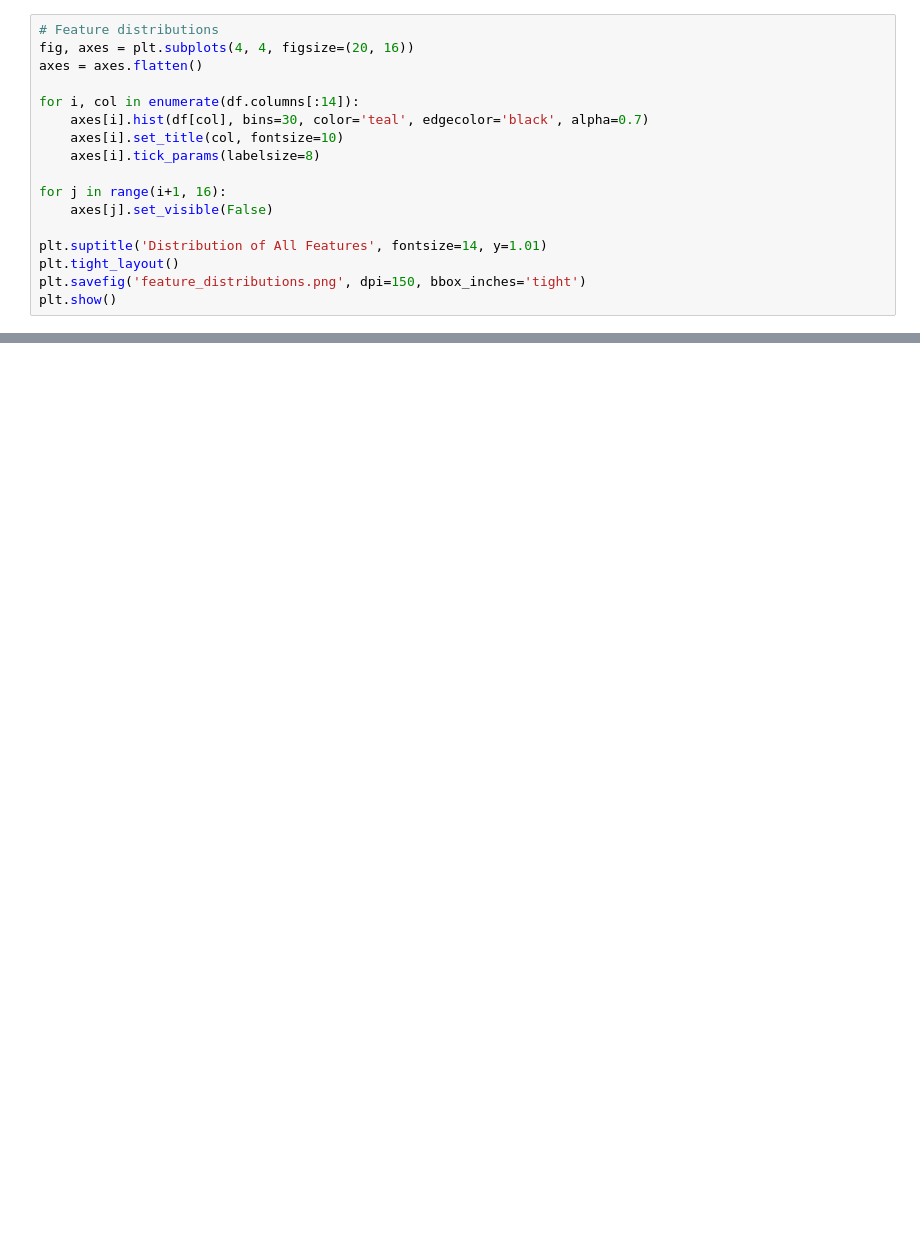
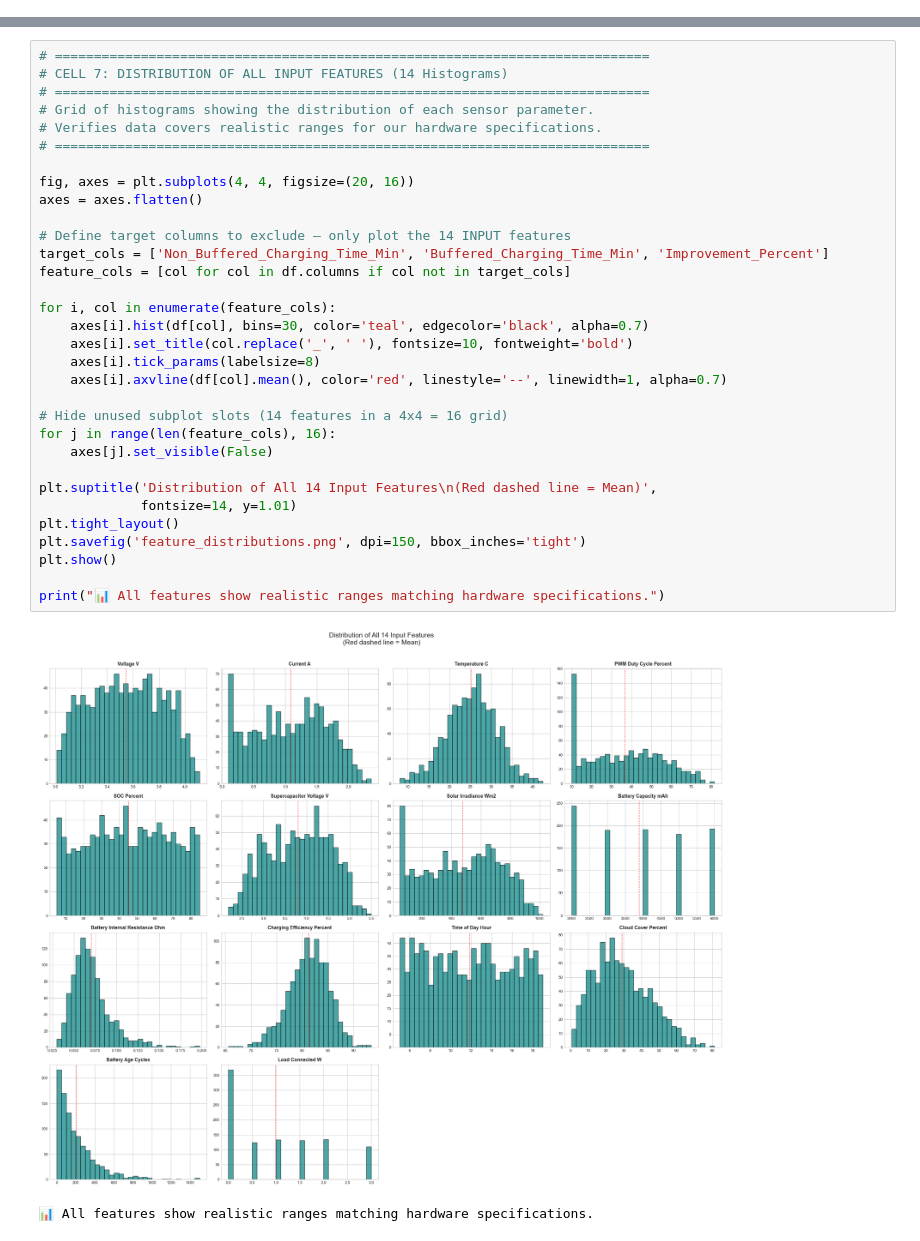
Before and after one commit to 2024mt12104/IoT-Solar-Charging-System, a Jupyter notebook: ml_model/charging_time_prediction.ipynb, the cells around one changed output, grey strips where cells are left out. Drawn from its saved outputs; the diff is of its cells as text; blank space fills up the shorter version.

```diff
--- a/ml_model/charging_time_prediction.ipynb
+++ b/ml_model/charging_time_prediction.ipynb
@@ -76,17 +0,0 @@ print(correlation_matrix['Actual_Charging_Time_Min'].sort_values(ascending=False
-# %%
-# Feature distributions
-fig, axes = plt.subplots(4, 4, figsize=(20, 16))
-axes = axes.flatten()
-
-for i, col in enumerate(df.columns[:14]):
-    axes[i].hist(df[col], bins=30, color='teal', edgecolor='black', alpha=0.7)
-    axes[i].set_title(col, fontsize=10)
-    axes[i].tick_params(labelsize=8)
-
-for j in range(i+1, 16):
-    axes[j].set_visible(False)
-
-plt.suptitle('Distribution of All Features', fontsize=14, y=1.01)
-plt.tight_layout()
-plt.savefig('feature_distributions.png', dpi=150, bbox_inches='tight')
-plt.show()
@@ -328,0 +417,35 @@ print('\n' + '='*60)
+# %%
+# ============================================================================
+# CELL 7: DISTRIBUTION OF ALL INPUT FEATURES (14 Histograms)
+# ============================================================================
+# Grid of histograms showing the distribution of each sensor parameter.
+# Verifies data covers realistic ranges for our hardware specifications.
+# ============================================================================
+
+fig, axes = plt.subplots(4, 4, figsize=(20, 16))
+axes = axes.flatten()
+
+# Define target columns to exclude — only plot the 14 INPUT features
+target_cols = ['Non_Buffered_Charging_Time_Min', 'Buffered_Charging_Time_Min', 'Improvement_Percent']
+feature_cols = [col for col in df.columns if col not in target_cols]
+
+for i, col in enumerate(feature_cols):
+    axes[i].hist(df[col], bins=30, color='teal', edgecolor='black', alpha=0.7)
+    axes[i].set_title(col.replace('_', ' '), fontsize=10, fontweight='bold')
+    axes[i].tick_params(labelsize=8)
+    axes[i].axvline(df[col].mean(), color='red', linestyle='--', linewidth=1, alpha=0.7)
+
+# Hide unused subplot slots (14 features in a 4x4 = 16 grid)
+for j in range(len(feature_cols), 16):
+    axes[j].set_visible(False)
+
+plt.suptitle('Distribution of All 14 Input Features\n(Red dashed line = Mean)',
+             fontsize=14, y=1.01)
+plt.tight_layout()
+plt.savefig('feature_distributions.png', dpi=150, bbox_inches='tight')
+plt.show()
+
+print("📊 All features show realistic ranges matching hardware specifications.")
+# %% [output]
+[figure, added]
+📊 All features show realistic ranges matching hardware specifications.
```
Also changed, not shown: parts of 50 cells of this notebook, 14 other files.
